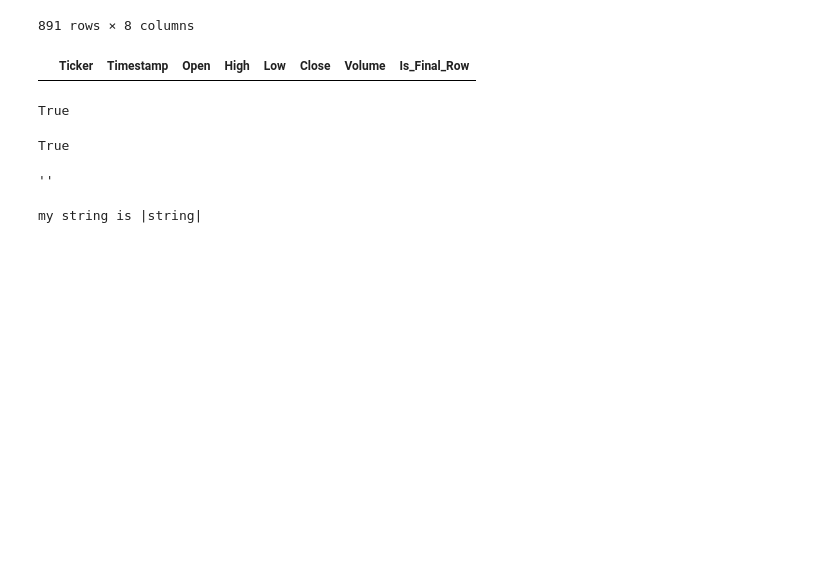
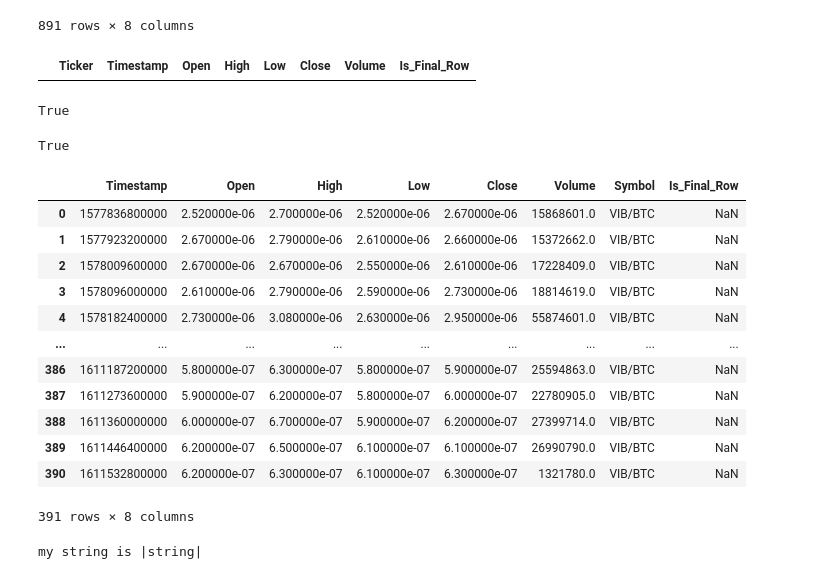
Before and after one commit to avepus/crypto-model, a Jupyter notebook: building data retrieval.ipynb, the cells around one changed output. Saved outputs shown, nothing was run; the diff lists cells and outputs as text; code cells hidden in the pictures; blank space fills up the shorter version.

```diff
--- a/building data retrieval.ipynb
+++ b/building data retrieval.ipynb
@@ -201,11 +248,24 @@ gcd.set_data_timestamp_index(SQL_Query).empty
 True
 # %%
 connection.close()
-# %%
-test = ''
-test
-# %% [output]
-''
+# %%
+result = pd.read_sql_query(query, connection)
+result['Is_Final_Row'] = pd.to_numeric(result['Is_Final_Row'], errors='coerce')
+result
+# %% [output]
+|  | Timestamp | Open | High | Low | Close | Volume | Symbol | Is_Final_Row |
+| 0 | 1577836800000 | 2.520000e-06 | 2.700000e-06 | 2.520000e-06 | 2.670000e-06 | 15868601.0 | VIB/BTC | NaN |
+| 1 | 1577923200000 | 2.670000e-06 | 2.790000e-06 | 2.610000e-06 | 2.660000e-06 | 15372662.0 | VIB/BTC | NaN |
+| 2 | 1578009600000 | 2.670000e-06 | 2.670000e-06 | 2.550000e-06 | 2.610000e-06 | 17228409.0 | VIB/BTC | NaN |
+| 3 | 1578096000000 | 2.610000e-06 | 2.790000e-06 | 2.590000e-06 | 2.730000e-06 | 18814619.0 | VIB/BTC | NaN |
+| 4 | 1578182400000 | 2.730000e-06 | 3.080000e-06 | 2.630000e-06 | 2.950000e-06 | 55874601.0 | VIB/BTC | NaN |
+| ... | ... | ... | ... | ... | ... | ... | ... | ... |
+| 386 | 1611187200000 | 5.800000e-07 | 6.300000e-07 | 5.800000e-07 | 5.900000e-07 | 25594863.0 | VIB/BTC | NaN |
+| 387 | 1611273600000 | 5.900000e-07 | 6.200000e-07 | 5.800000e-07 | 6.000000e-07 | 22780905.0 | VIB/BTC | NaN |
+| 388 | 1611360000000 | 6.000000e-07 | 6.700000e-07 | 5.900000e-07 | 6.200000e-07 | 27399714.0 | VIB/BTC | NaN |
+| 389 | 1611446400000 | 6.200000e-07 | 6.500000e-07 | 6.100000e-07 | 6.100000e-07 | 26990790.0 | VIB/BTC | NaN |
+| 390 | 1611532800000 | 6.200000e-07 | 6.300000e-07 | 6.100000e-07 | 6.300000e-07 | 1321780.0 | VIB/BTC | NaN |
+391 rows × 8 columns
 # %%
 if test:
     print('yes')
```
Also changed, not shown: parts of 9 cells of this notebook, 1 other file.
